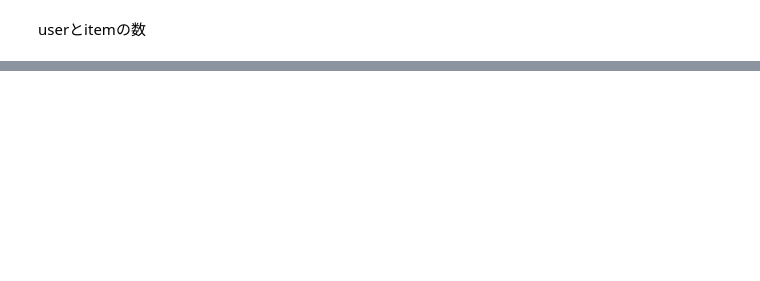
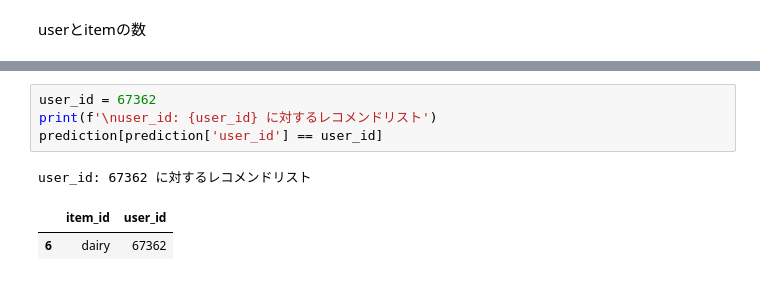
Before and after one commit to sherry4186/Apriori, a Jupyter notebook: Apriori.ipynb, the cells around one changed output, grey strips where cells are left out. Drawn from its saved outputs; the diff is of its cells as text; blank space fills up the shorter version.

```diff
--- a/Apriori.ipynb
+++ b/Apriori.ipynb
@@ -151,0 +232,8 @@ print(f'指標結果：\n\tSupport: {rule[1][1]:.3}\n\tConfidence: {rule[1][2][0
+# %%
+user_id = 67362
+print(f'\nuser_id: {user_id} に対するレコメンドリスト')
+prediction[prediction['user_id'] == user_id]
+# %% [output]
+user_id: 67362 に対するレコメンドリスト
+|  | item_id | user_id |
+| 6 | dairy | 67362 |
```
Also changed, not shown: parts of 26 cells of this notebook.
